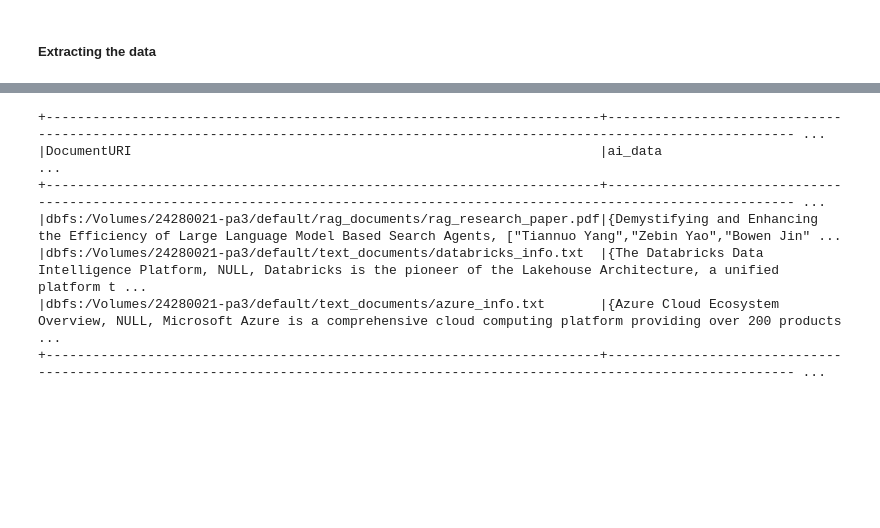
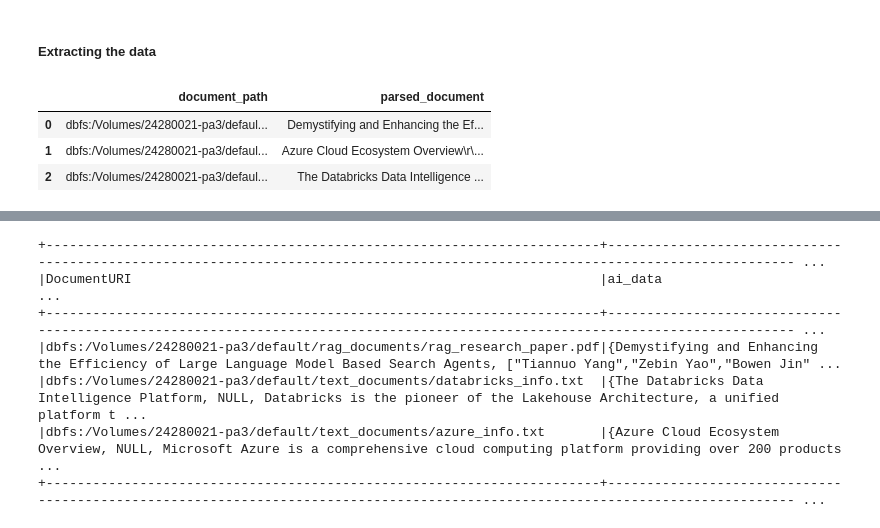
Before and after one commit to mariyamali4/cs5305, a Jupyter notebook: PA3/24280021_pa3.ipynb, the cells around one changed output, grey strips where cells are left out. Saved outputs shown, nothing was run; the diff lists cells and outputs as text; code cells hidden in the pictures; blank space fills up the shorter version.

```diff
--- a/PA3/24280021_pa3.ipynb
+++ b/PA3/24280021_pa3.ipynb
@@ -259,3 +274,11 @@ print("knowledge_base_data.knowledge_base table created with CDF enabled")
 knowledge_base_data.knowledge_base table created with CDF enabled
 # %% [markdown]
 ##### Extracting the data
+# %%
+combined_df = spark.read.table("`24280021-pa3`.parsed_data.parsed_documents")
+combined_df
+# %% [output]
+|  | document_path | parsed_document |
+| 0 | dbfs:/Volumes/24280021-pa3/defaul... | Demystifying and Enhancing the Ef... |
+| 1 | dbfs:/Volumes/24280021-pa3/defaul... | Azure Cloud Ecosystem Overview\r\... |
+| 2 | dbfs:/Volumes/24280021-pa3/defaul... | The Databricks Data Intelligence ... |
```
Also changed, not shown: parts of 42 cells of this notebook.
